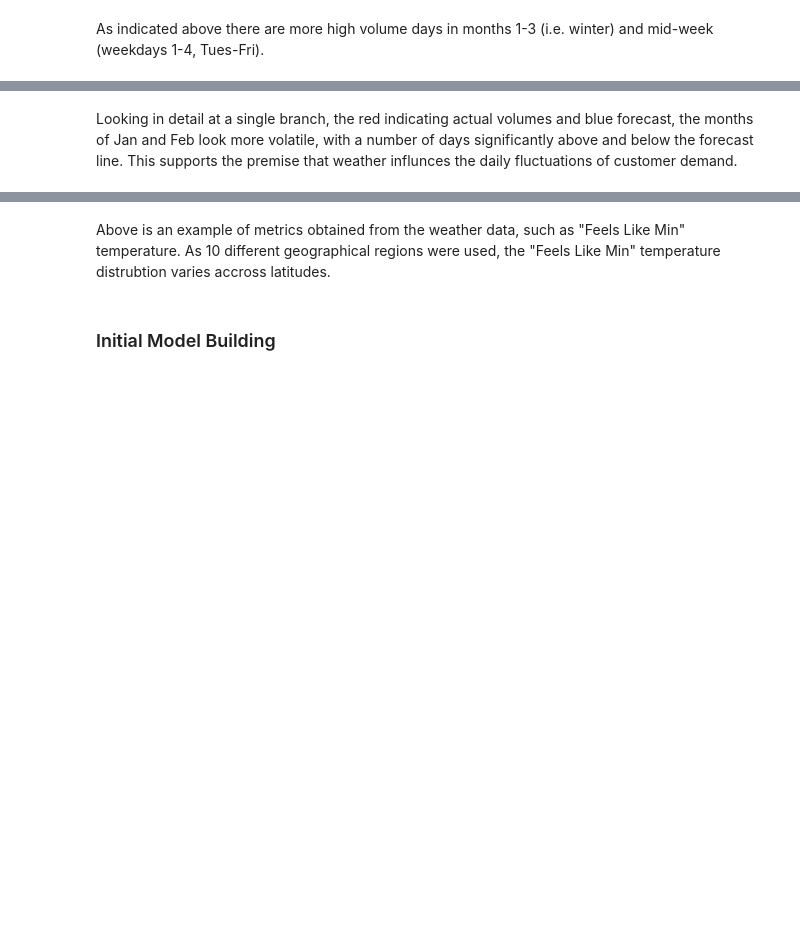
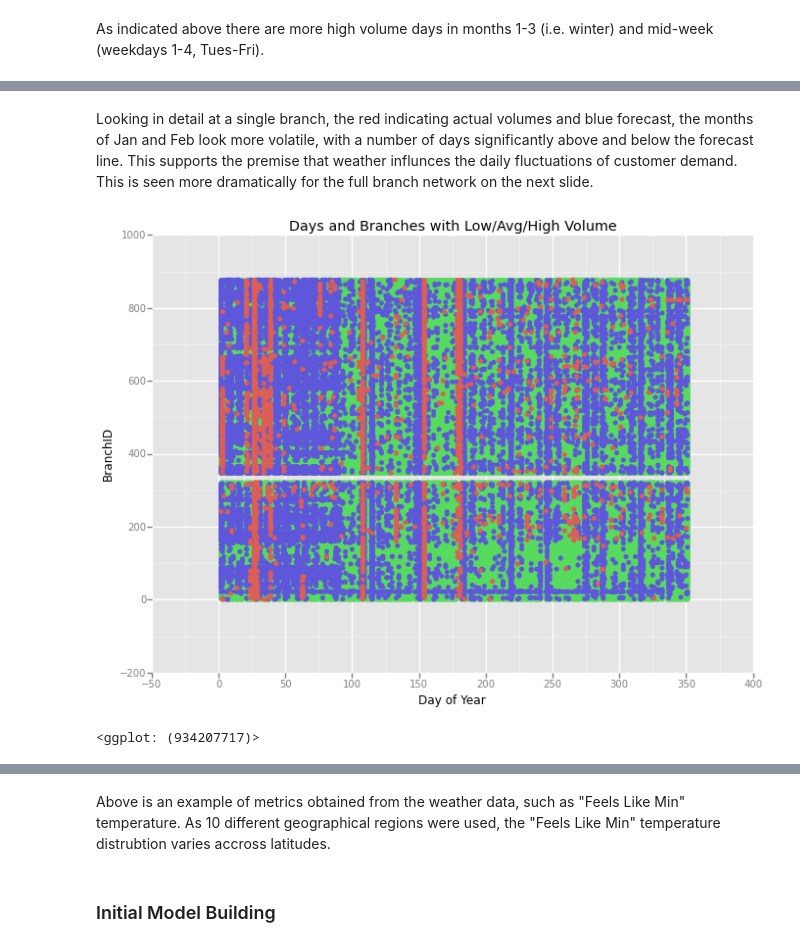
Before and after one commit to FoyeAkin/Dat6-students, a Jupyter notebook: hardway/Project_Draft_HH.ipynb, the cells around one changed output, grey strips where cells are left out. Drawn from its saved outputs; the diff is of its cells as text; code cells hidden in the pictures; blank space fills up the shorter version.

```diff
--- a/hardway/Project_Draft_HH.ipynb
+++ b/hardway/Project_Draft_HH.ipynb
@@ -86,5 +99,10 @@ print ggplot(sampm, aes(x='day', y='value', colour='variable'))+geom_point()+geo
 # %% [markdown]
-Looking in detail at a single branch, the red indicating actual volumes and blue forecast, the months of Jan and Feb look more volatile, with a number of days significantly above and below the forecast line.  This supports the premise that weather influnces the daily fluctuations of customer demand.
+Looking in detail at a single branch, the red indicating actual volumes and blue forecast, the months of Jan and Feb look more volatile, with a number of days significantly above and below the forecast line.  This supports the premise that weather influnces the daily fluctuations of customer demand.  This is seen more dramatically for the full branch network on the next slide.
+# %%
+ggplot(dd, aes(x='yday', y='NewName', colour='class_ratio'))+geom_point()+scale_color_gradient(low = 'red', high = 'blue')+xlab('Day of Year')+ylab('BranchID')+ggtitle('Days and Branches with Low/Avg/High Volume')
+# %% [output]
+[figure, added]
+<ggplot: (934207717)>
 # %%
 ggplot(weatherdata, aes('feelsLikeMin', fill='predicted'))+geom_histogram()
 # %% [output]
```
Also changed, not shown: parts of 32 cells of this notebook, 2 other files.
